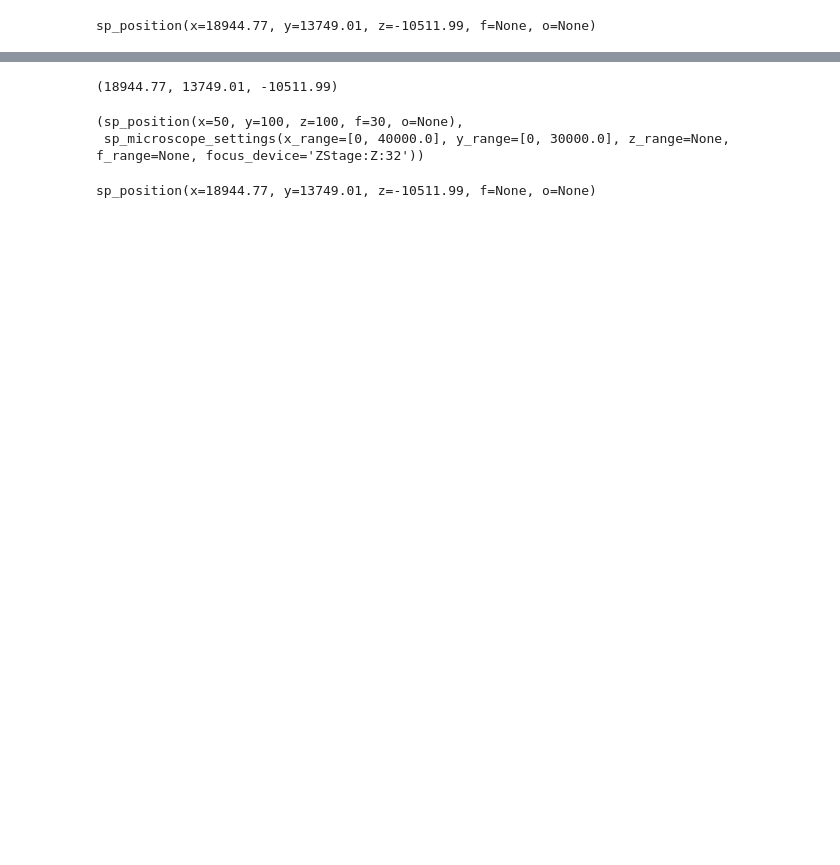
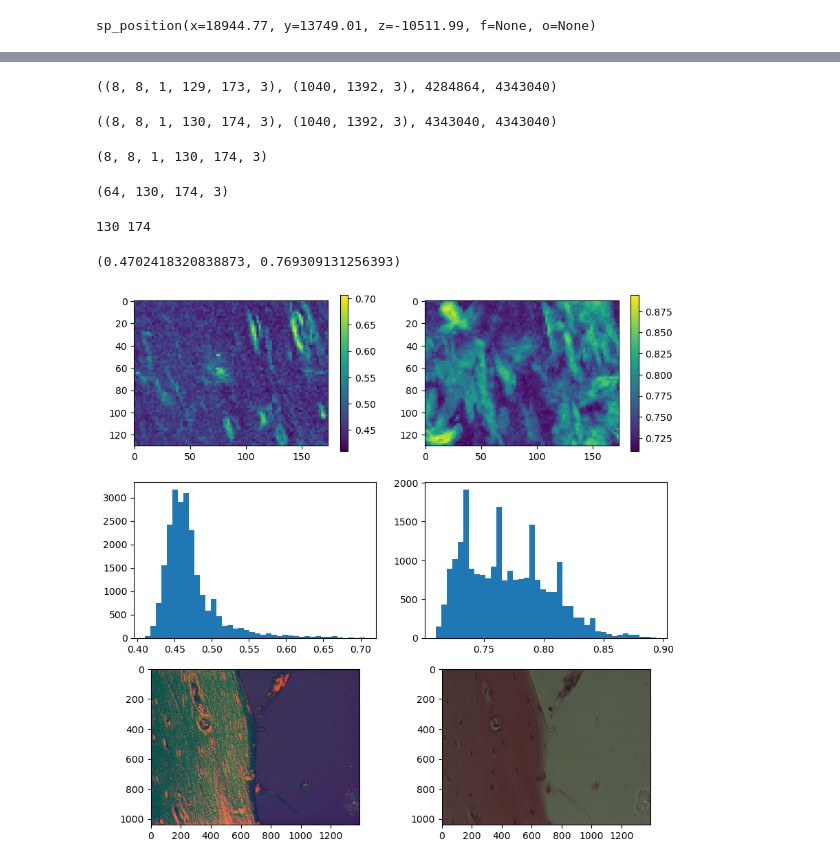
Before and after one commit to JenuC/smart-wsi-scanner, a Jupyter notebook: smartpath.ipynb, the cells around one changed output, grey strips where cells are left out. Saved outputs shown, nothing was run; the diff lists cells and outputs as text; code cells hidden in the pictures; blank space fills up the shorter version.

```diff
--- a/smartpath.ipynb
+++ b/smartpath.ipynb
@@ -180 +378,67 @@ camm.z_range= [0,10]
+# %%
+
+def is_background2(img, thr_saturation=0.3, thr_brightness=0.32):
+    # TODO : ?
+    patch_h = int(img.shape[0]/8)
+    patch_w = int(img.shape[1]/8)
+    img = color.rgb2hsv(img)
+    img_windows = np.squeeze(view_as_windows(img, (patch_h, patch_w, 3), step=(patch_h, patch_w, 3)))
+    img_windows = np.reshape(img_windows, (img_windows.shape[0]*img_windows.shape[1], patch_h, patch_w, 3)) # nxm, 256, 256, 3
+    img_max = np.max(img_windows, axis=0) # 256x256x3
+    img_min = np.min(img_windows, axis=0) # 256x256x3
+    sat_img = img_max[:, :, 1]
+    bright_img = 1-img_min[:, :, 2]
+    ave_sat = np.sum(sat_img)/(patch_h*patch_w)
+    ave_bright = np.sum(bright_img)/(patch_h*patch_w)
+    return ave_sat < t and ave_bright < tt
+# %% [output]
+((8, 8, 1, 129, 173, 3), (1040, 1392, 3), 4284864, 4343040)
+# %%
+k.shape, img.shape, k.size, img.size
+# %% [output]
+((8, 8, 1, 130, 174, 3), (1040, 1392, 3), 4343040, 4343040)
+# %%
+k.shape
+# %% [output]
+(8, 8, 1, 130, 174, 3)
+# %%
+k2.shape
+# %% [output]
+(64, 130, 174, 3)
+# %%
+img_hsv = color.rgb2hsv(img)
+patch_h = int(img_hsv.shape[0]/8)#-1
+patch_w = int(img_hsv.shape[1]/8)#-1
+print(patch_h,patch_w)
+k  = view_as_windows(img_hsv, (patch_h, patch_w, 3), step=(patch_h, patch_w, 3))
+k2 = np.reshape(k, (k.shape[0]*k.shape[1], patch_h, patch_w, 3))
+k3 = np.max(k2, axis=0)
+k4 = np.min(k2, axis=0)
+s_img = k3[:,:,1]
+b_img = 1-k4[:,:,2]
+
+plt.figure(figsize =[10,10])
+plt.subplot(321)
+plt.imshow(s_img)
+plt.colorbar()
+plt.subplot(322)
+plt.imshow(b_img)
+plt.colorbar()
+plt.subplot(323)
+plt.hist(s_img.ravel(),40)
+#plt.colorbar()
+plt.subplot(324)
+plt.hist(b_img.ravel(),40)
+#plt.colorbar()
+#plt.figure()
+plt.subplot(3,2,5)
+plt.imshow(img_hsv)
+plt.subplot(3,2,6)
+plt.imshow(color.hsv2rgb(img_hsv))
+
+s_img.mean((0,1)), b_img.mean((0,1))
+# %% [output]
+130 174
+(0.4702418320838873, 0.769309131256393)
+[figure, added]
 # %%
@@ -234,14 +504,0 @@ settings = camm
-# %%
-core.get_x_position(), core.get_y_position(), core.get_position()
-# %% [output]
-(18944.77, 13749.01, -10511.99)
-# %%
-position, settings
-# %% [output]
-(sp_position(x=50, y=100, z=100, f=30, o=None),
- sp_microscope_settings(x_range=[0, 40000.0], y_range=[0, 30000.0], z_range=None, f_range=None, focus_device='ZStage:Z:32'))
-# %%
-current_pos = smartpath.get_current_position(core)
-current_pos
-# %% [output]
-sp_position(x=18944.77, y=13749.01, z=-10511.99, f=None, o=None)
```
Also changed, not shown: parts of 37 cells of this notebook.
